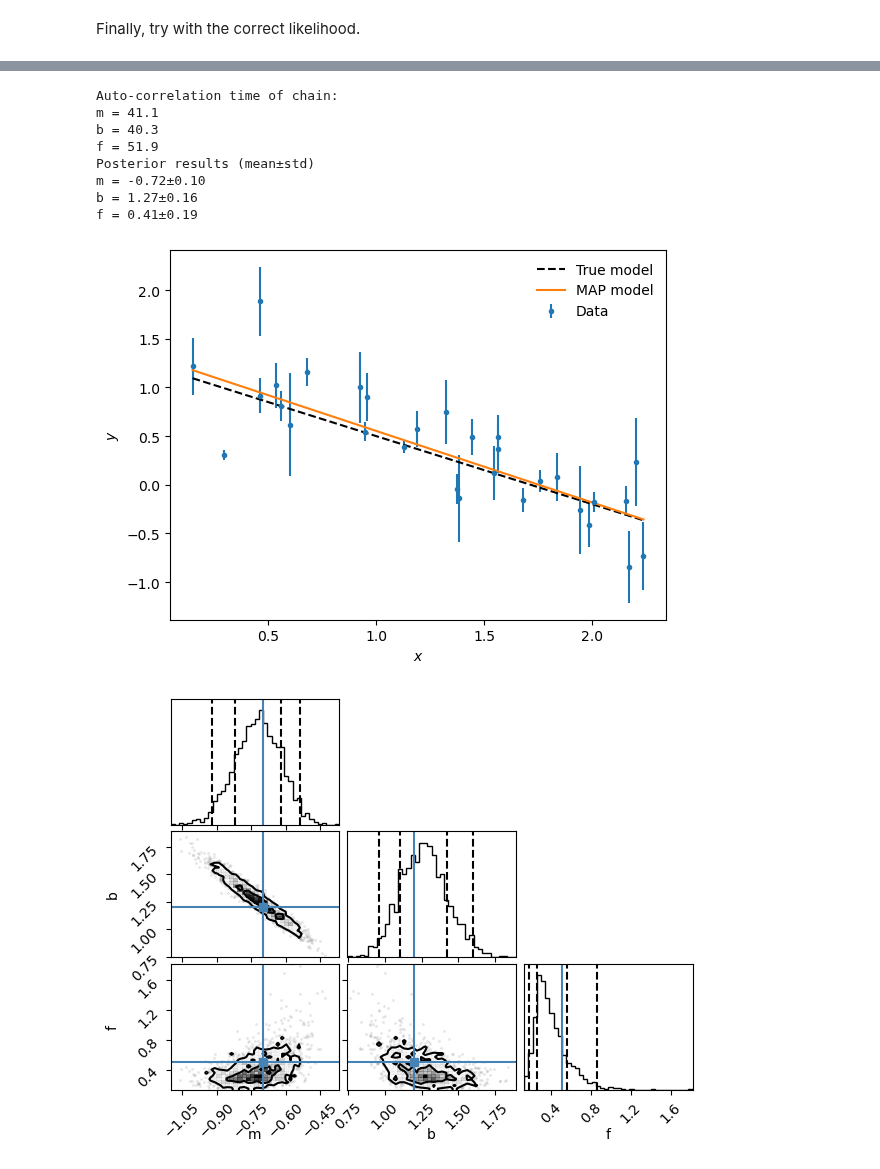
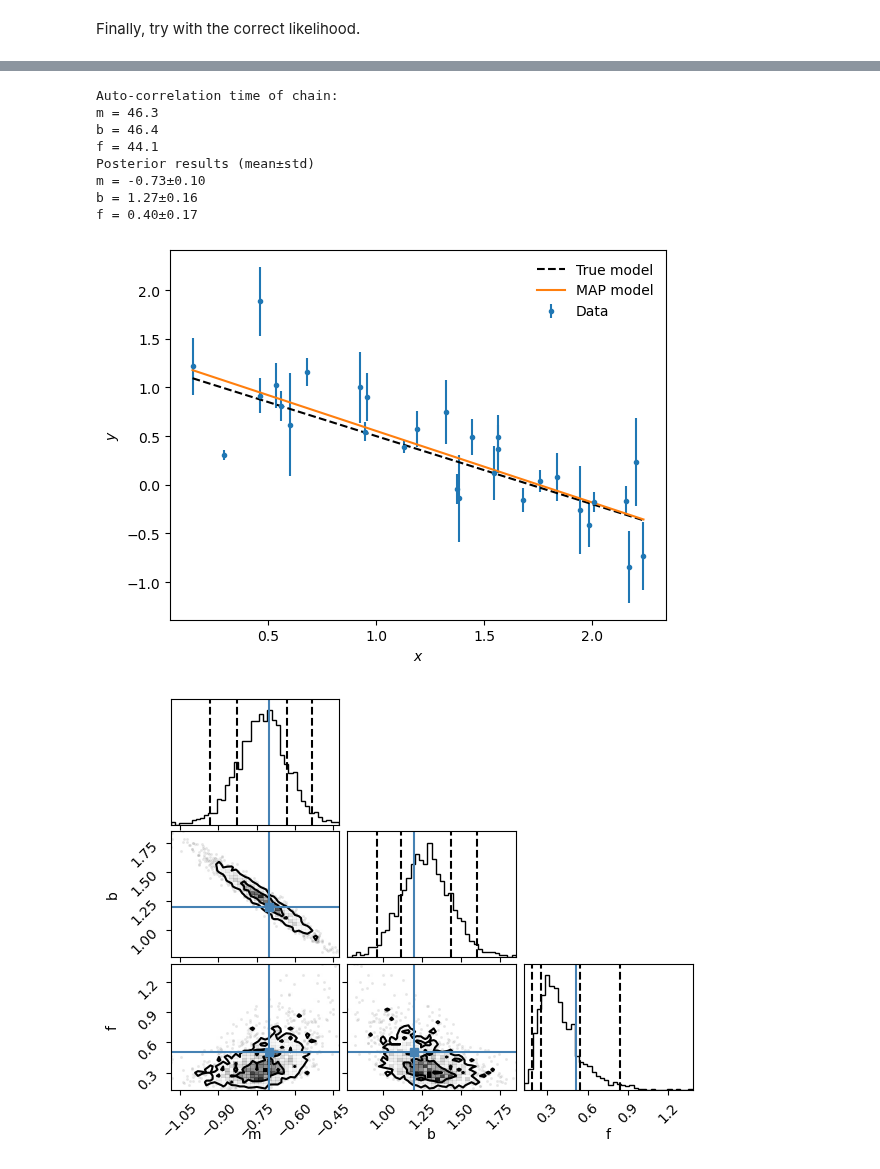
Before and after one commit to tilmantroester/bayesian_statistical_methods, a Jupyter notebook: exercise_solutions/linear_fits.ipynb, the cells around one changed output, grey strips where cells are left out. Cells and saved outputs as stored; diff of their text form; code cells hidden in the pictures.

```diff
--- a/exercise_solutions/linear_fits.ipynb
+++ b/exercise_solutions/linear_fits.ipynb
@@ -284,8 +284,8 @@ def log_likelihood_true(y, m, b, f, x, sigma_y):
     sigma = sigma_y + f*prediction**2
     n = len(y)
     return (
-        -0.5 * np.sum((y - prediction)**2/sigma**2  # Exponent
-        + np.log(2*np.pi*sigma**2))                 # Normalisation
+        -0.5 * np.sum((y - prediction)**2/sigma**2)   # Exponent
+        -0.5 * np.sum(np.log(2*np.pi*sigma**2))       # Normalisation
     )
 
 def log_prior_true(m, b, f):
@@ -320,10 +320,10 @@ f_MAP = 0.29532331125397016
 Auto-correlation time of chain:
-m = 41.1
-b = 40.3
-f = 51.9
+m = 46.3
+b = 46.4
+f = 44.1
 Posterior results (mean±std)
-m = -0.72±0.10
+m = -0.73±0.10
 b = 1.27±0.16
-f = 0.41±0.19
+f = 0.40±0.17
 [figure]
-[figure, old version]
+[figure, new version]
```
Also changed, not shown: parts of 2 cells of this notebook, 7 other files.
